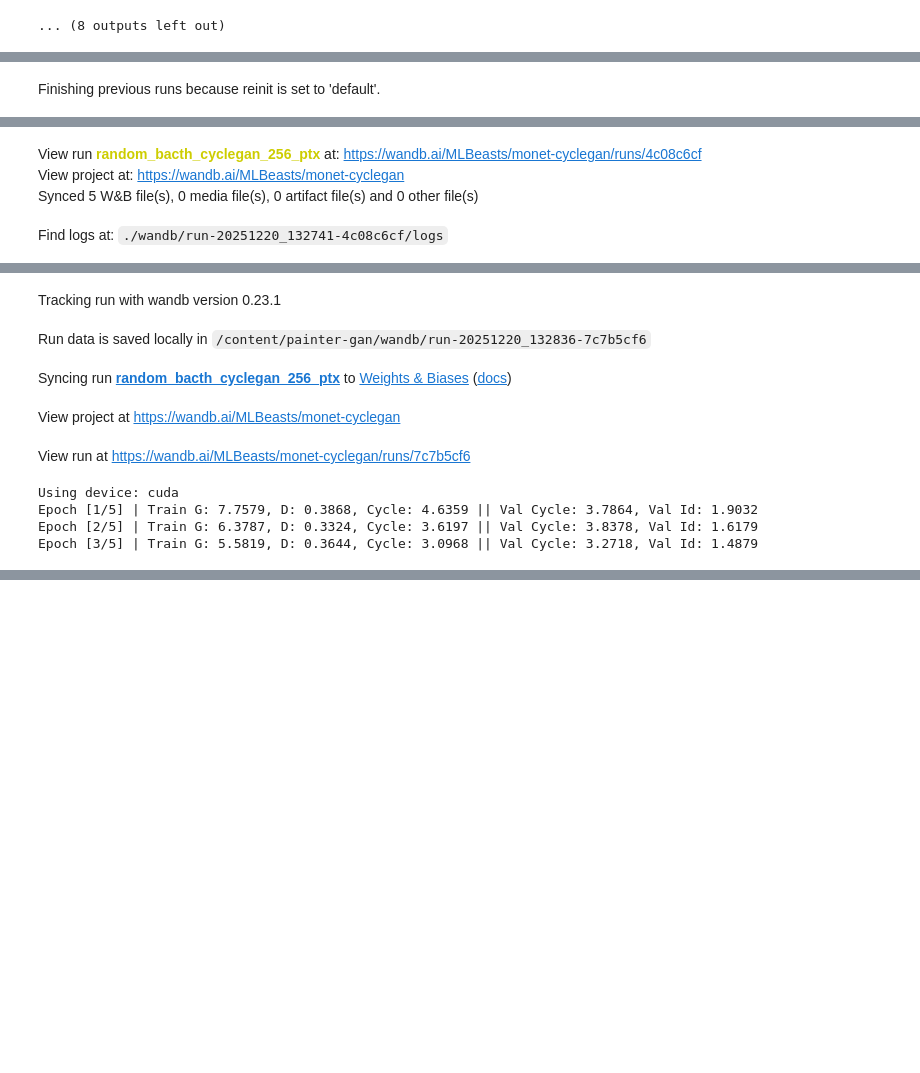
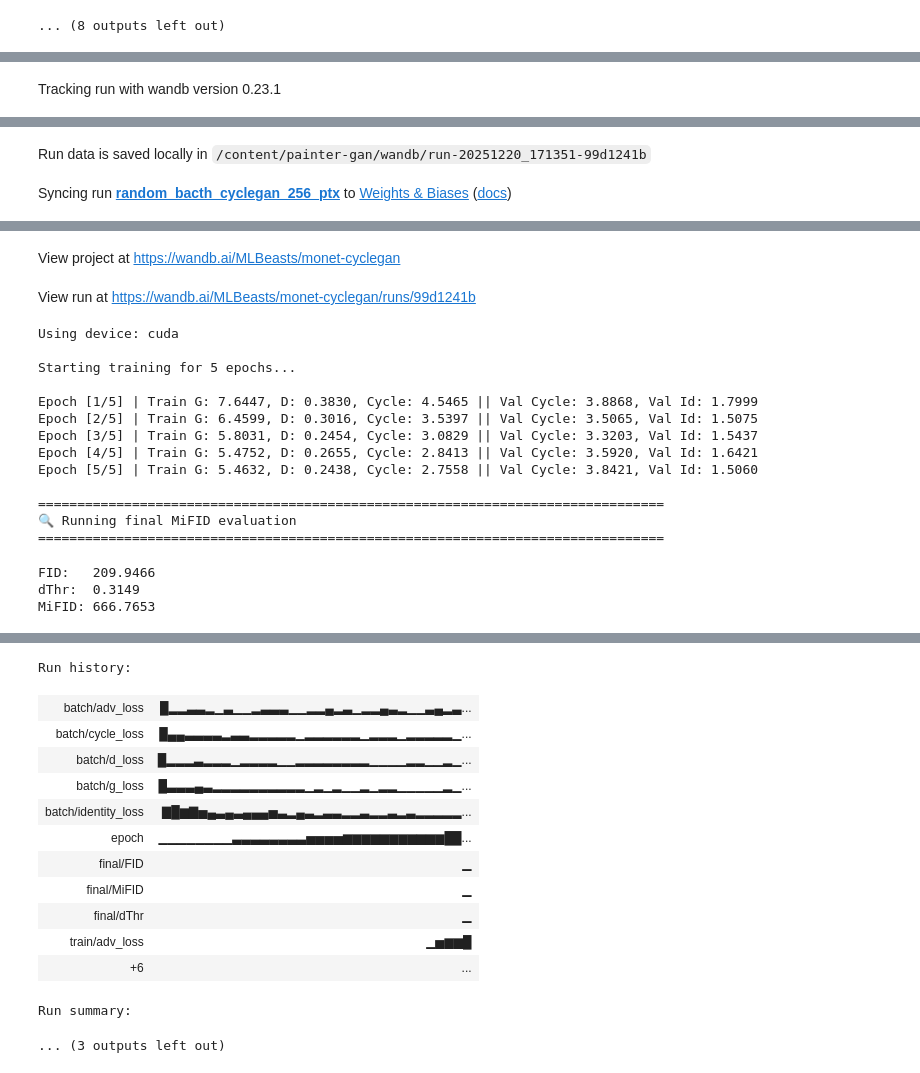
Before and after one commit to Mateus929/painter-gan, a Jupyter notebook: notebooks/gan.ipynb, the cells around one changed output, grey strips where cells are left out. Saved outputs shown, nothing was run; the diff lists cells and outputs as text; code cells hidden in the pictures; blank space fills up the shorter version.

```diff
--- a/notebooks/gan.ipynb
+++ b/notebooks/gan.ipynb
@@ -323,3 +323,21 @@ Epoch [10/10] - G Loss: 2.6174, D Loss: 0.2079
 ================================================================================
 Downloading: "https://download.pytorch.org/models/inception_v3_google-0cc3c7bd.pth" to /root/.cache/torch/hub/checkpoints/inception_v3_google-0cc3c7bd.pth
 ... (8 outputs left out)
+# %%
+config = {
+    'num_residual_blocks': 3,      # Lighter model
+    'lr': 1e-4,
+    'batch_size': 2,                # Small batch for speed
+    'image_size': 64,              # Smaller images for faster training
+    'lambda_cycle': 10.0,
+    'lambda_identity': 5.0,
+    'num_epochs': 2,               # Short run
+    'save_every': 1,
+    'resume_training': False,       # Fresh start
+    'run_name' : "test_run",
+    'verbose' : 1
+}
+
+
+import training.train_cyclegan_random
+training.train_cyclegan_random.train_cyclegan(config)
@@ -344,8 +387,6 @@ config = {
 }
 
 
-import importlib
 import training.train_cyclegan_random
-importlib.reload(training.train_cyclegan_random)
 training.train_cyclegan_random.train_cyclegan(config)
 # %% [output]
@@ -352 +394 @@ training.train_cyclegan_random.train_cyclegan(config)
-Finishing previous runs because reinit is set to 'default'.
+Tracking run with wandb version 0.23.1
@@ -354,4 +395,2 @@ Finishing previous runs because reinit is set to 'default'.
-View run random_bacth_cyclegan_256_ptx at: https://wandb.ai/MLBeasts/monet-cyclegan/runs/4c08c6cf
-View project at: https://wandb.ai/MLBeasts/monet-cyclegan
-Synced 5 W&B file(s), 0 media file(s), 0 artifact file(s) and 0 other file(s)
+Run data is saved locally in /content/painter-gan/wandb/run-20251220_171351-99d1241b
-Find logs at: ./wandb/run-20251220_132741-4c08c6cf/logs
+Syncing run random_bacth_cyclegan_256_ptx to Weights & Biases (docs)
@@ -359,9 +397,18 @@ Find logs at: ./wandb/run-20251220_132741-4c08c6cf/logs
-Tracking run with wandb version 0.23.1
+View project at https://wandb.ai/MLBeasts/monet-cyclegan
-Run data is saved locally in /content/painter-gan/wandb/run-20251220_132836-7c7b5cf6
+View run at https://wandb.ai/MLBeasts/monet-cyclegan/runs/99d1241b
-Syncing run random_bacth_cyclegan_256_ptx to Weights & Biases (docs)
-View project at https://wandb.ai/MLBeasts/monet-cyclegan
-View run at https://wandb.ai/MLBeasts/monet-cyclegan/runs/7c7b5cf6
 Using device: cuda
-Epoch [1/5] | Train G: 7.7579, D: 0.3868, Cycle: 4.6359 || Val Cycle: 3.7864, Val Id: 1.9032
-Epoch [2/5] | Train G: 6.3787, D: 0.3324, Cycle: 3.6197 || Val Cycle: 3.8378, Val Id: 1.6179
-Epoch [3/5] | Train G: 5.5819, D: 0.3644, Cycle: 3.0968 || Val Cycle: 3.2718, Val Id: 1.4879
+
+Starting training for 5 epochs...
+
+Epoch [1/5] | Train G: 7.6447, D: 0.3830, Cycle: 4.5465 || Val Cycle: 3.8868, Val Id: 1.7999
+Epoch [2/5] | Train G: 6.4599, D: 0.3016, Cycle: 3.5397 || Val Cycle: 3.5065, Val Id: 1.5075
+Epoch [3/5] | Train G: 5.8031, D: 0.2454, Cycle: 3.0829 || Val Cycle: 3.3203, Val Id: 1.5437
+Epoch [4/5] | Train G: 5.4752, D: 0.2655, Cycle: 2.8413 || Val Cycle: 3.5920, Val Id: 1.6421
+Epoch [5/5] | Train G: 5.4632, D: 0.2438, Cycle: 2.7558 || Val Cycle: 3.8421, Val Id: 1.5060
+
+================================================================================
+🔍 Running final MiFID evaluation
+================================================================================
+FID:   209.9466
+dThr:  0.3149
+MiFID: 666.7653
@@ -367,0 +416,14 @@ Epoch [3/5] | Train G: 5.5819, D: 0.3644, Cycle: 3.0968 || Val Cycle: 3.2718, Va
+Run history:
+| batch/adv_loss | █▂▂▃▃▂▁▃▁▁▂▃▃▃▁▁▂▂▄▂▃▁▂▂▄▃▂▁▁▃▄▂▃... |
+| batch/cycle_loss | █▄▄▃▃▃▃▂▃▃▂▂▂▂▂▁▂▂▂▂▂▂▁▂▂▂▁▂▂▂▂▂▁... |
+| batch/d_loss | █▂▂▂▃▂▂▂▁▂▂▂▂▁▁▂▂▂▂▂▂▂▂▁▁▁▁▂▂▁▁▂▁... |
+| batch/g_loss | █▃▃▃▄▃▂▂▂▂▂▂▂▂▂▂▁▂▁▂▁▁▂▁▂▂▁▁▁▁▁▂▁... |
+| batch/identity_loss | ▇█▆▇▅▄▃▄▃▄▄▄▅▃▂▄▃▂▃▃▂▂▃▂▂▃▂▃▂▂▂▂▂... |
+| epoch | ▁▁▁▁▁▁▁▁▃▃▃▃▃▃▃▃▅▅▅▅▆▆▆▆▆▆▆▆▆▆▆██... |
+| final/FID | ▁ |
+| final/MiFID | ▁ |
+| final/dThr | ▁ |
+| train/adv_loss | ▁▅▆▆█ |
+| +6 | ... |
+Run summary:
+... (3 outputs left out)
```
Also changed, not shown: parts of 3 cells of this notebook.
